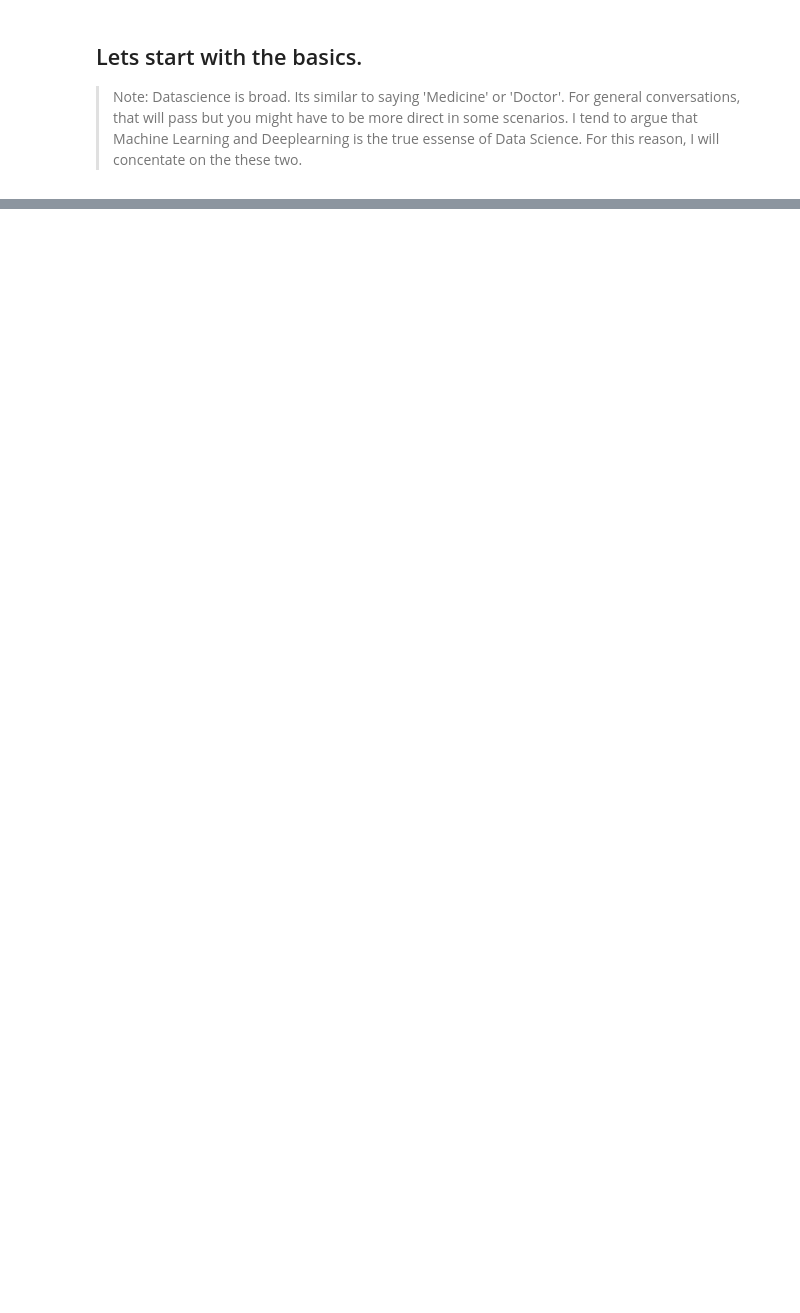
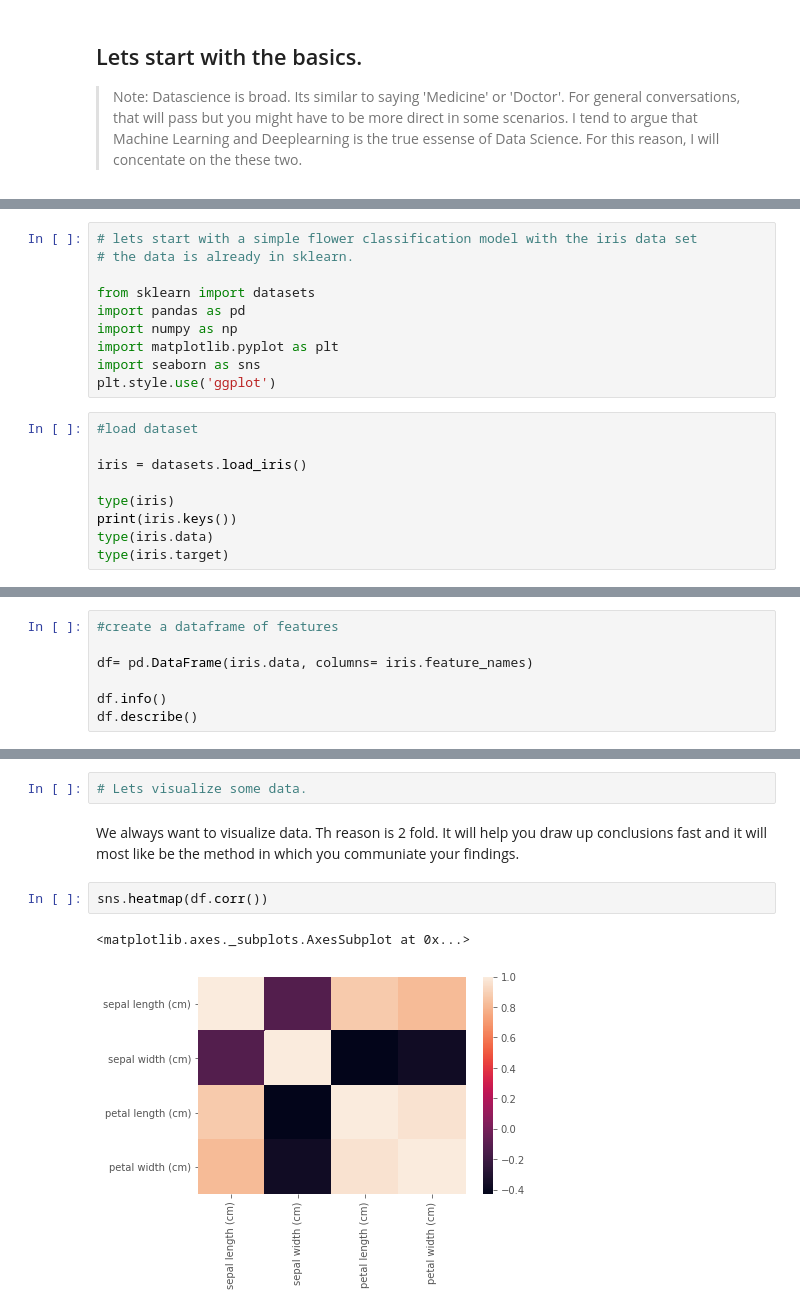
Before and after one commit to MacLawry/fastblog, a Jupyter notebook: _notebooks/2021-01-19-Level_1_enjoying the landscape.ipynb, the cells around one changed output, grey strips where cells are left out. Cells and saved outputs as stored; diff of their text form; blank space fills up the shorter version.

```diff
--- a/_notebooks/2021-01-19-Level_1_enjoying the landscape.ipynb
+++ b/_notebooks/2021-01-19-Level_1_enjoying the landscape.ipynb
@@ -17,0 +42,19 @@ Others know this to be true, it has been said many times before, 'Just start'. T
+# %%
+# lets start with a simple flower classification model with the iris data set
+# the data is already in sklearn.
+
+from sklearn import datasets
+import pandas as pd
+import numpy as np
+import matplotlib.pyplot as plt
+import seaborn as sns
+plt.style.use('ggplot')
+# %%
+#load dataset
+
+iris = datasets.load_iris()
+
+type(iris)
+print(iris.keys())
+type(iris.data)
+type(iris.target)
@@ -17,0 +66,7 @@ Others know this to be true, it has been said many times before, 'Just start'. T
+# %%
+#create a dataframe of features
+
+df= pd.DataFrame(iris.data, columns= iris.feature_names)
+
+df.info()
+df.describe()
@@ -17,0 +103,9 @@ Others know this to be true, it has been said many times before, 'Just start'. T
+# %%
+# Lets visualize some data.
+# %% [markdown]
+We always want to visualize data. Th reason is 2 fold. It will help you draw up conclusions fast and it will most like be the method in which you communiate your findings.
+# %%
+sns.heatmap(df.corr())
+# %% [output]
+<matplotlib.axes._subplots.AxesSubplot at 0x...>
+[figure, added]
```
Also changed, not shown: parts of 16 cells of this notebook.
